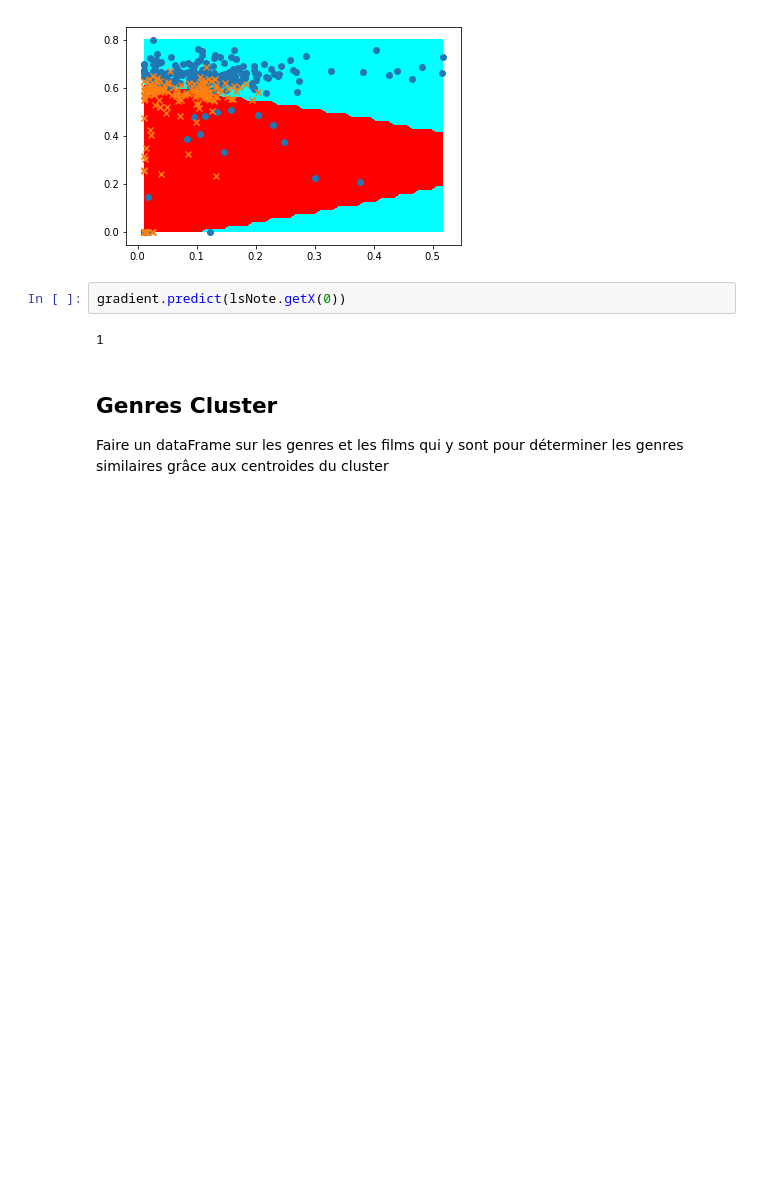
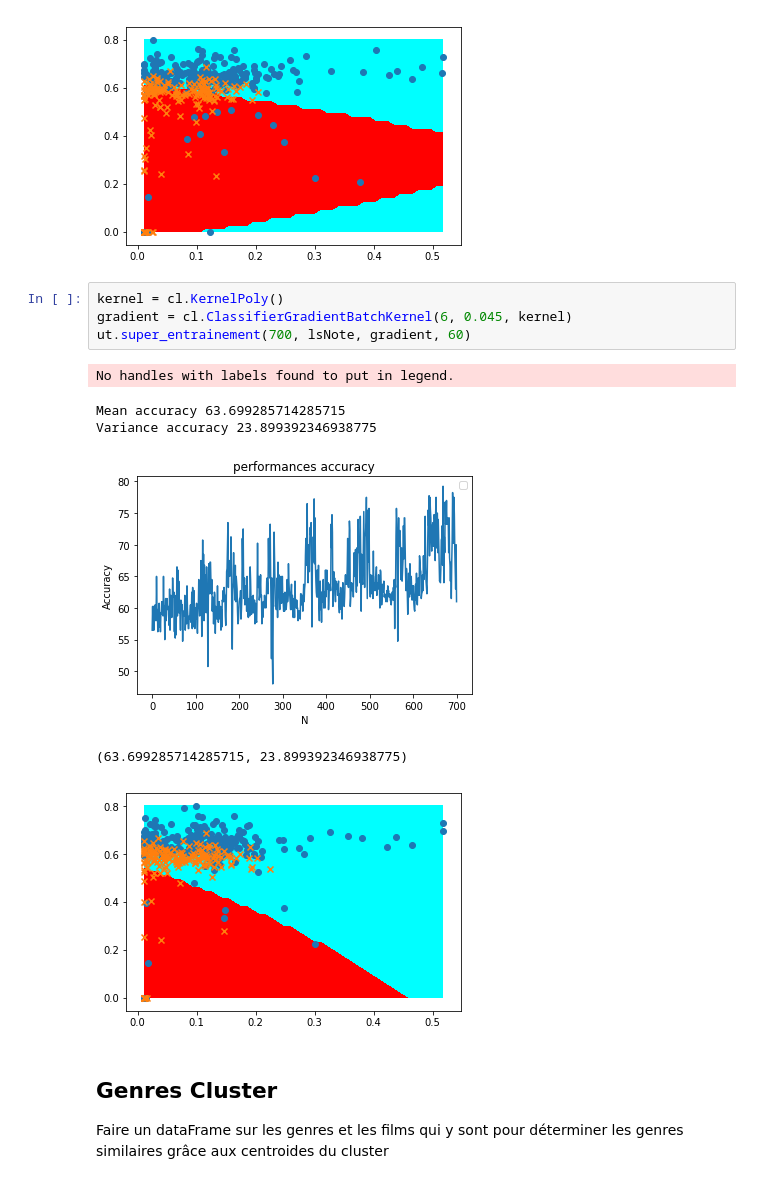
Before and after one commit to ohouens/3i026, a Jupyter notebook: projet/Analyse de données de films.ipynb, the cells around one changed output. Cells and saved outputs as stored; diff of their text form; blank space fills up the shorter version.

```diff
--- a/projet/Analyse de données de films.ipynb
+++ b/projet/Analyse de données de films.ipynb
@@ -220,10 +220,17 @@ Variance accuracy 21.333046428571432
 [figure]
 (79.055, 21.333046428571432)
 [figure]
-# %%
-gradient.predict(lsNote.getX(0))
-# %% [output]
-1
+# %%
+kernel = cl.KernelPoly()
+gradient = cl.ClassifierGradientBatchKernel(6, 0.045, kernel)
+ut.super_entrainement(700, lsNote, gradient, 60)
+# %% [output]
+No handles with labels found to put in legend.
+Mean accuracy 63.699285714285715
+Variance accuracy 23.899392346938775
+[figure, added]
+(63.699285714285715, 23.899392346938775)
+[figure, added]
 # %% [markdown]
 ## Genres Cluster
 Faire un dataFrame sur les genres et les films qui y sont pour déterminer les genres similaires grâce aux centroides du cluster
```
Also changed, not shown: parts of 5 cells of this notebook.
